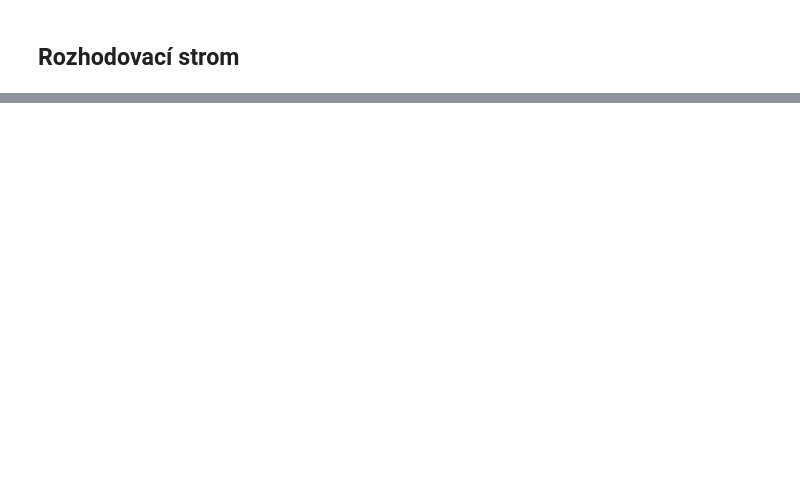
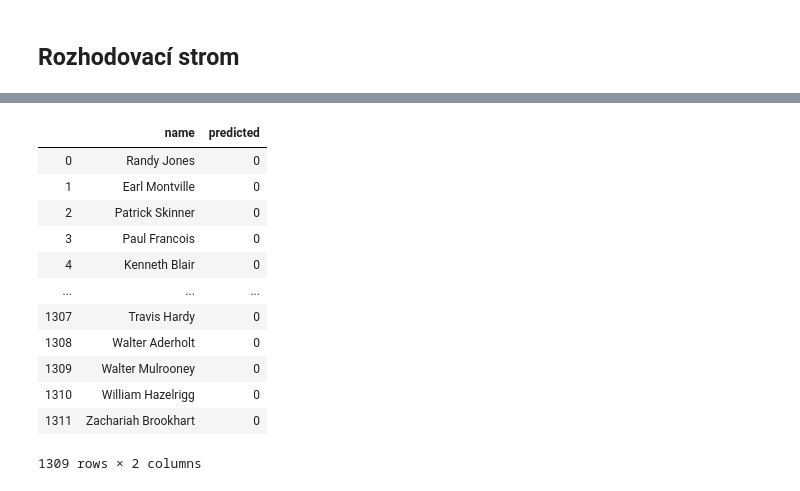
Before and after one commit to xheban/IAU-projekt, a Jupyter notebook: Phase3.ipynb, the cells around one changed output, grey strips where cells are left out. Drawn from its saved outputs; the diff is of its cells as text; code cells hidden in the pictures; blank space fills up the shorter version.

Commit message:
finalization

```diff
--- a/Phase3.ipynb
+++ b/Phase3.ipynb
@@ -378,2 +416,9 @@ Výsledky pre validačný dataset
 # %% [markdown]
 ## Rozhodovací strom
+# %%
+pd.set_option('display.max_columns', 500)
+from sklearn.tree import DecisionTreeClassifier
+from sklearn.model_selection import cross_validate
+from sklearn.metrics import f1_score
+from time import sleep
+from IPython.display import clear_output, display
@@ -452,0 +1224,9 @@ F1:
+# %%
+test = finalFunction(personal_test, other_test)
+col = ['color']
+for c in col:
+    test[c]=labelEncoder(test[c])
+    X = encoder.fit_transform(test[c].values.reshape(-1,1)).toarray()
+    dfOneHot = pd.DataFrame(X, columns = [c+"_"+str(int(i)) for i in range(X.shape[1])])
+    test = pd.concat([test, dfOneHot], axis=1)
+    del test[c]
@@ -452,0 +1236,3 @@ F1:
+# %%
+sexList = {'Male': 1, 'Female': 0}
+pregnantList = {'t': 1, 'f': 0}
@@ -452,0 +1317,16 @@ F1:
+# %%
+predictedTest
+# %% [output]
+|  | name | predicted |
+| 0 | Randy Jones | 0 |
+| 1 | Earl Montville | 0 |
+| 2 | Patrick Skinner | 0 |
+| 3 | Paul Francois | 0 |
+| 4 | Kenneth Blair | 0 |
+| ... | ... | ... |
+| 1307 | Travis Hardy | 0 |
+| 1308 | Walter Aderholt | 0 |
+| 1309 | Walter Mulrooney | 0 |
+| 1310 | William Hazelrigg | 0 |
+| 1311 | Zachariah Brookhart | 0 |
+1309 rows × 2 columns
```
Also changed, not shown: parts of 111 cells of this notebook, 2 other files.
